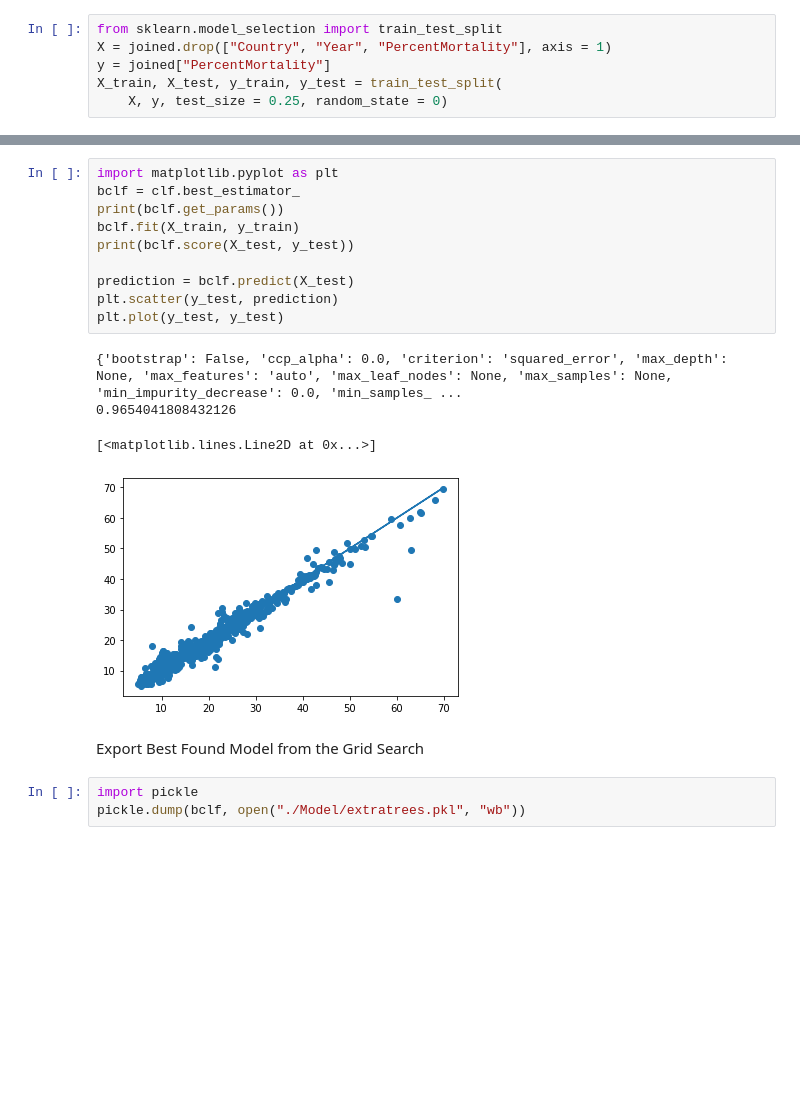
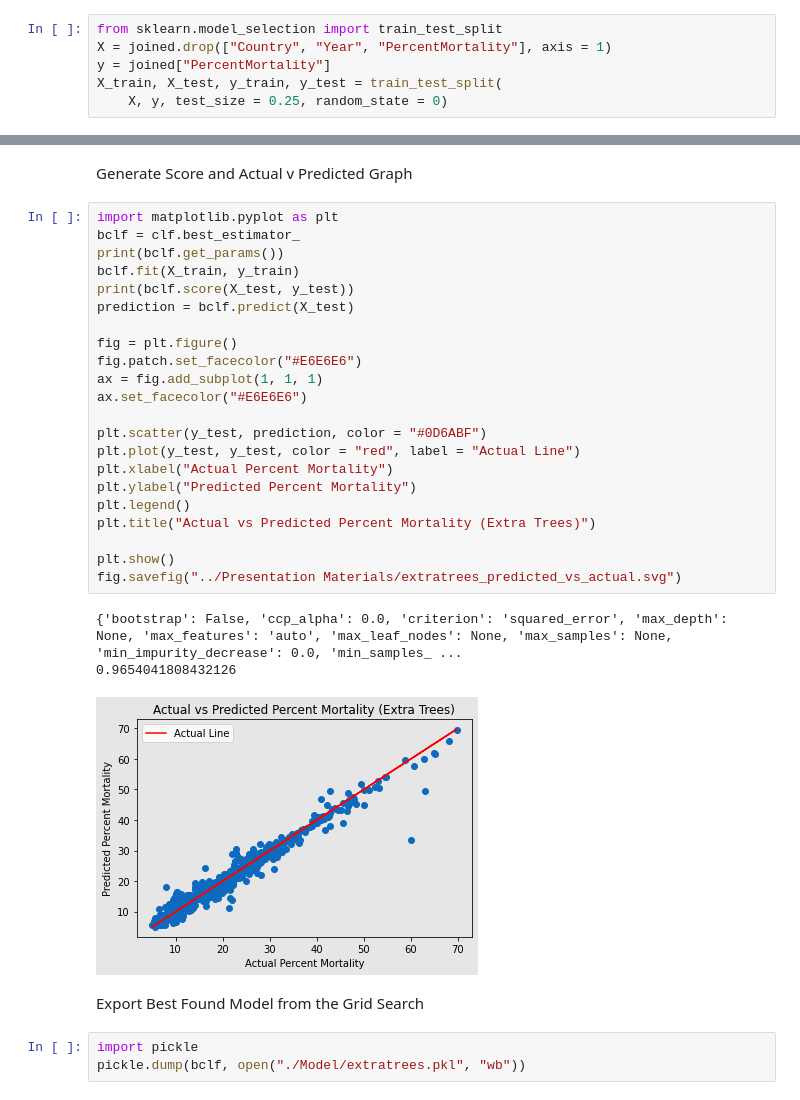
Before and after one commit to ajanaszak/Dev10Capstone, a Jupyter notebook: Code/modeling.ipynb, the cells around one changed output, grey strips where cells are left out. Cells and saved outputs as stored; diff of their text form; blank space fills up the shorter version.

Commit message:
Added export for Actual vs Predicted Graph

```diff
--- a/Code/modeling.ipynb
+++ b/Code/modeling.ipynb
@@ -162,23 +162,36 @@ GridSearchCV(estimator=ExtraTreesRegressor(),
                          'n_estimators': array([ 60,  70,  80,  90, 100, 110, 120, 130, 140, 150]),
                          'random_state': [0]},
              verbose=4)
+# %% [markdown]
+Generate Score and Actual v Predicted Graph
 # %%
 import matplotlib.pyplot as plt
 bclf = clf.best_estimator_
 print(bclf.get_params())
 bclf.fit(X_train, y_train)
 print(bclf.score(X_test, y_test))
+prediction = bclf.predict(X_test)
 
-prediction = bclf.predict(X_test)
-plt.scatter(y_test, prediction)
-plt.plot(y_test, y_test)
+fig = plt.figure()
+fig.patch.set_facecolor("#E6E6E6")
+ax = fig.add_subplot(1, 1, 1)
+ax.set_facecolor("#E6E6E6")
+
+plt.scatter(y_test, prediction, color = "#0D6ABF")
+plt.plot(y_test, y_test, color = "red", label = "Actual Line")
+plt.xlabel("Actual Percent Mortality")
+plt.ylabel("Predicted Percent Mortality")
+plt.legend()
+plt.title("Actual vs Predicted Percent Mortality (Extra Trees)")
+
+plt.show()
+fig.savefig("../Presentation Materials/extratrees_predicted_vs_actual.svg")
 # %% [output]
 {'bootstrap': False, 'ccp_alpha': 0.0, 'criterion': 'squared_error', 'max_depth': None, 'max_features': 'auto', 'max_leaf_nodes': None, 'max_samples': None, 'min_impurity_decrease': 0.0, 'min_samples_ ...
 0.9654041808432126
-[<matplotlib.lines.Line2D at 0x...>]
-[figure, old version]
+[figure, new version]
-# %% [markdown]
-Export Best Found Model from the Grid Search
+# %% [markdown]
+Export Best Found Model from the Grid Search
 # %%
 import pickle
 pickle.dump(bclf, open("./Model/extratrees.pkl", "wb"))
```
Also changed, not shown: parts of 16 cells of this notebook, 1 other file.
